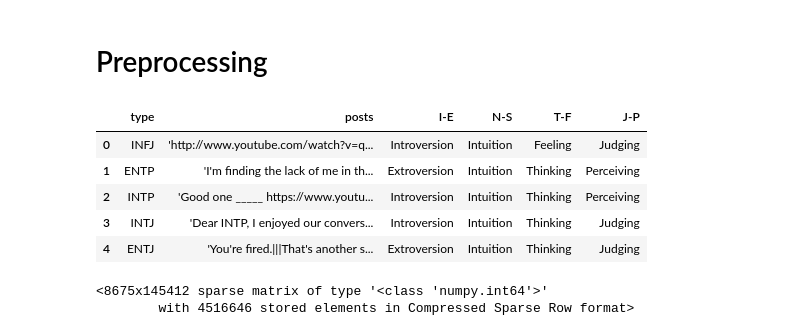
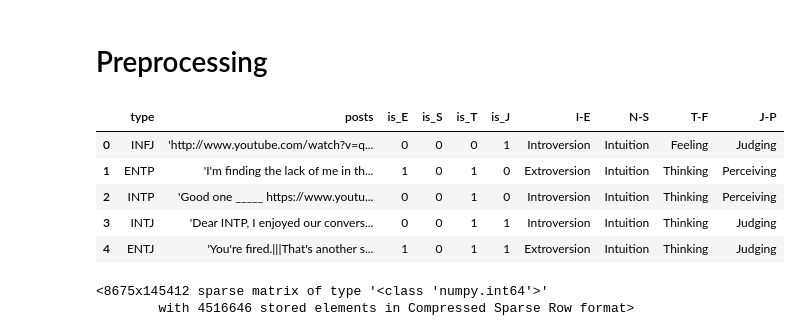
Before and after one commit to rachelvpeng/cs440, a Jupyter notebook: final.ipynb, the cells around one changed output. Saved outputs shown, nothing was run; the diff lists cells and outputs as text; code cells hidden in the pictures.

```diff
--- a/final.ipynb
+++ b/final.ipynb
@@ -152,25 +158,22 @@ def cleaner(text):
             final_text.append(stemmer.stem(w.strip()))
     return ' '.join(final_text)
 # %%
-df = pd.read_csv("mbti_types.csv")
-
 df_working = df.copy()
-df_working.head()
 
 # Convert to binary classifiers
 df_working['I-E'] = df_working['type'].map(lambda x: 'Introversion' if x[0] == 'I' else 'Extroversion')
 df_working['N-S'] = df_working['type'].map(lambda x: 'Intuition' if x[1] == 'N' else 'Sensing')
 df_working['T-F'] = df_working['type'].map(lambda x: 'Thinking' if x[2] == 'T' else 'Feeling')
 df_working['J-P'] = df_working['type'].map(lambda x: 'Judging' if x[3] == 'J' else 'Perceiving')
 
 df_working.head()
 # %% [output]
-|  | type | posts | I-E | N-S | T-F | J-P |
-| 0 | INFJ | 'http://www.youtube.com/watch?v=q... | Introversion | Intuition | Feeling | Judging |
-| 1 | ENTP | 'I'm finding the lack of me in th... | Extroversion | Intuition | Thinking | Perceiving |
-| 2 | INTP | 'Good one _____ https://www.youtu... | Introversion | Intuition | Thinking | Perceiving |
-| 3 | INTJ | 'Dear INTP, I enjoyed our convers... | Introversion | Intuition | Thinking | Judging |
-| 4 | ENTJ | 'You're fired.|||That's another s... | Extroversion | Intuition | Thinking | Judging |
+|  | type | posts | is_E | is_S | is_T | is_J | I-E | N-S | T-F | J-P |
+| 0 | INFJ | 'http://www.youtube.com/watch?v=q... | 0 | 0 | 0 | 1 | Introversion | Intuition | Feeling | Judging |
+| 1 | ENTP | 'I'm finding the lack of me in th... | 1 | 0 | 1 | 0 | Extroversion | Intuition | Thinking | Perceiving |
+| 2 | INTP | 'Good one _____ https://www.youtu... | 0 | 0 | 1 | 0 | Introversion | Intuition | Thinking | Perceiving |
+| 3 | INTJ | 'Dear INTP, I enjoyed our convers... | 0 | 0 | 1 | 1 | Introversion | Intuition | Thinking | Judging |
+| 4 | ENTJ | 'You're fired.|||That's another s... | 1 | 0 | 1 | 1 | Extroversion | Intuition | Thinking | Judging |
 # %%
 # Run CountVectorizer on posts column
 posts = df_working['posts'].copy()
```
Also changed, not shown: parts of 42 cells of this notebook, 1 other file.
